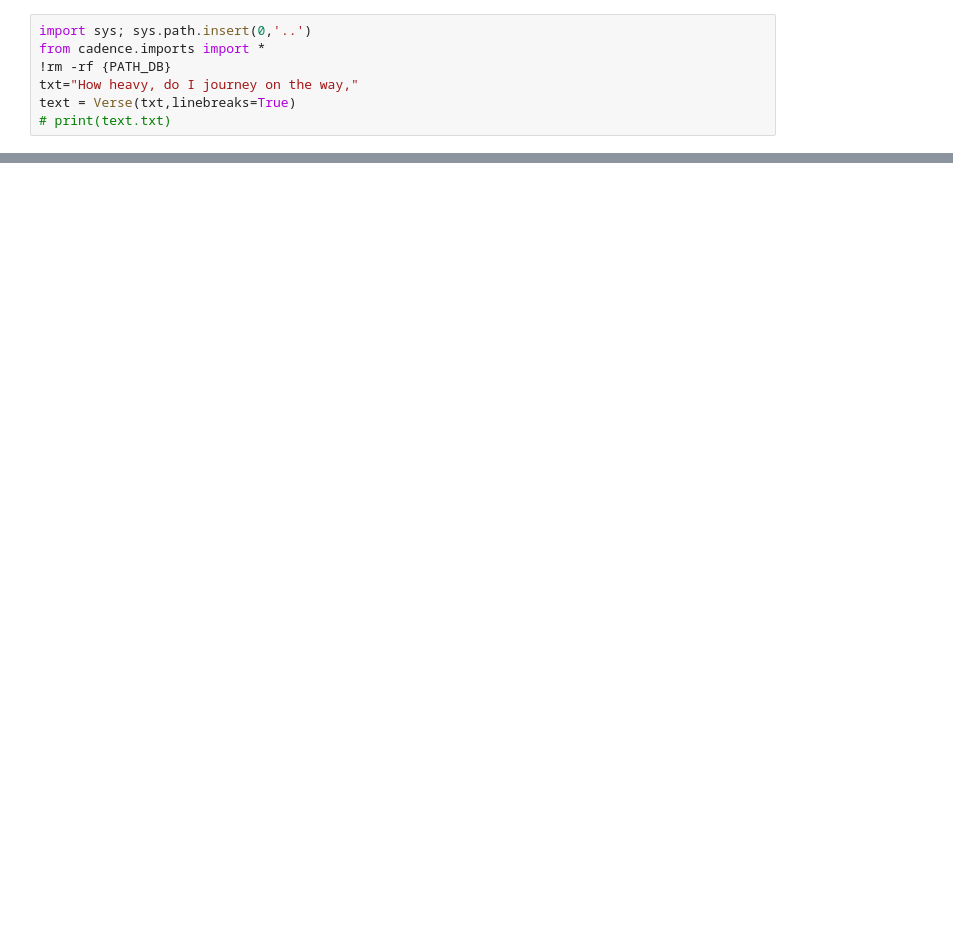
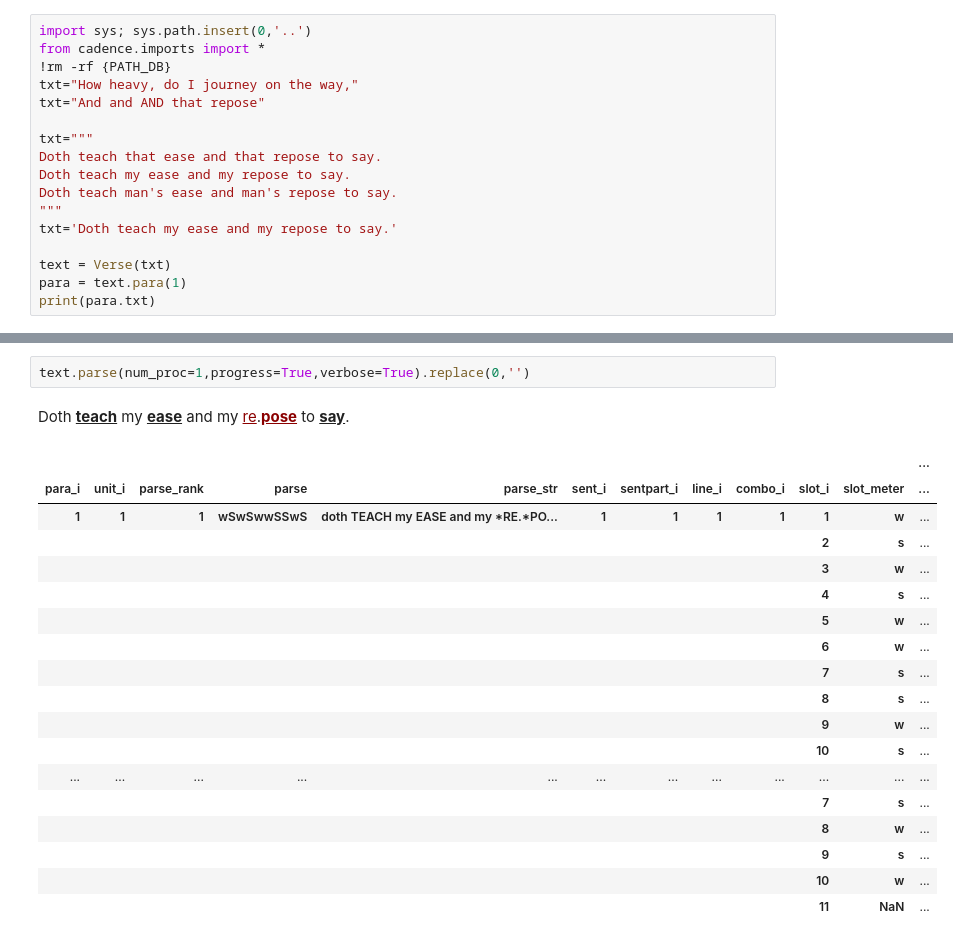
Before and after one commit to quadrismegistus/cadence, a Jupyter notebook: notebooks/test_parse_display.ipynb, the cells around one changed output, grey strips where cells are left out. Cells and saved outputs as stored; diff of their text form; blank space fills up the shorter version.

Commit message:
fixes, but now I found a parser bug...

```diff
--- a/notebooks/test_parse_display.ipynb
+++ b/notebooks/test_parse_display.ipynb
@@ -3,5 +3,15 @@ import sys; sys.path.insert(0,'..')
 from cadence.imports import *
 !rm -rf {PATH_DB}
 txt="How heavy, do I journey on the way,"
-text = Verse(txt,linebreaks=True)
-# print(text.txt)
+txt="And and AND that repose"
+
+txt="""
+Doth teach that ease and that repose to say.
+Doth teach my ease and my repose to say.
+Doth teach man's ease and man's repose to say.
+"""
+txt='Doth teach my ease and my repose to say.'
+
+text = Verse(txt)
+para = text.para(1)
+print(para.txt)
@@ -7,0 +53,22 @@ text = Verse(txt,linebreaks=True)
+# %%
+text.parse(num_proc=1,progress=True,verbose=True).replace(0,'')
+# %% [output]
+ Doth <u><b>teach</b></u> my <u><b>ease</b></u> and my <font style="color:darkred"><u>re</u></font>.<font style="color:darkred"><u><b>pose</b></u></font> to <u><b>say</b></u>.
+|  |  |  |  |  |  |  |  |  |  |  | ... |
+| para_i | unit_i | parse_rank | parse | parse_str | sent_i | sentpart_i | line_i | combo_i | slot_i | slot_meter | ... |
+| 1 | 1 | 1 | wSwSwwSSwS | doth TEACH my EASE and my *RE.*PO... | 1 | 1 | 1 | 1 | 1 | w | ... |
+|  |  |  |  |  |  |  |  |  | 2 | s | ... |
+|  |  |  |  |  |  |  |  |  | 3 | w | ... |
+|  |  |  |  |  |  |  |  |  | 4 | s | ... |
+|  |  |  |  |  |  |  |  |  | 5 | w | ... |
+|  |  |  |  |  |  |  |  |  | 6 | w | ... |
+|  |  |  |  |  |  |  |  |  | 7 | s | ... |
+|  |  |  |  |  |  |  |  |  | 8 | s | ... |
+|  |  |  |  |  |  |  |  |  | 9 | w | ... |
+|  |  |  |  |  |  |  |  |  | 10 | s | ... |
+| ... | ... | ... | ... | ... | ... | ... | ... | ... | ... | ... | ... |
+|  |  |  |  |  |  |  |  |  | 7 | s | ... |
+|  |  |  |  |  |  |  |  |  | 8 | w | ... |
+|  |  |  |  |  |  |  |  |  | 9 | s | ... |
+|  |  |  |  |  |  |  |  |  | 10 | w | ... |
+|  |  |  |  |  |  |  |  |  | 11 | NaN | ... |
```
Also changed, not shown: parts of 12 cells of this notebook, 8 other files.
